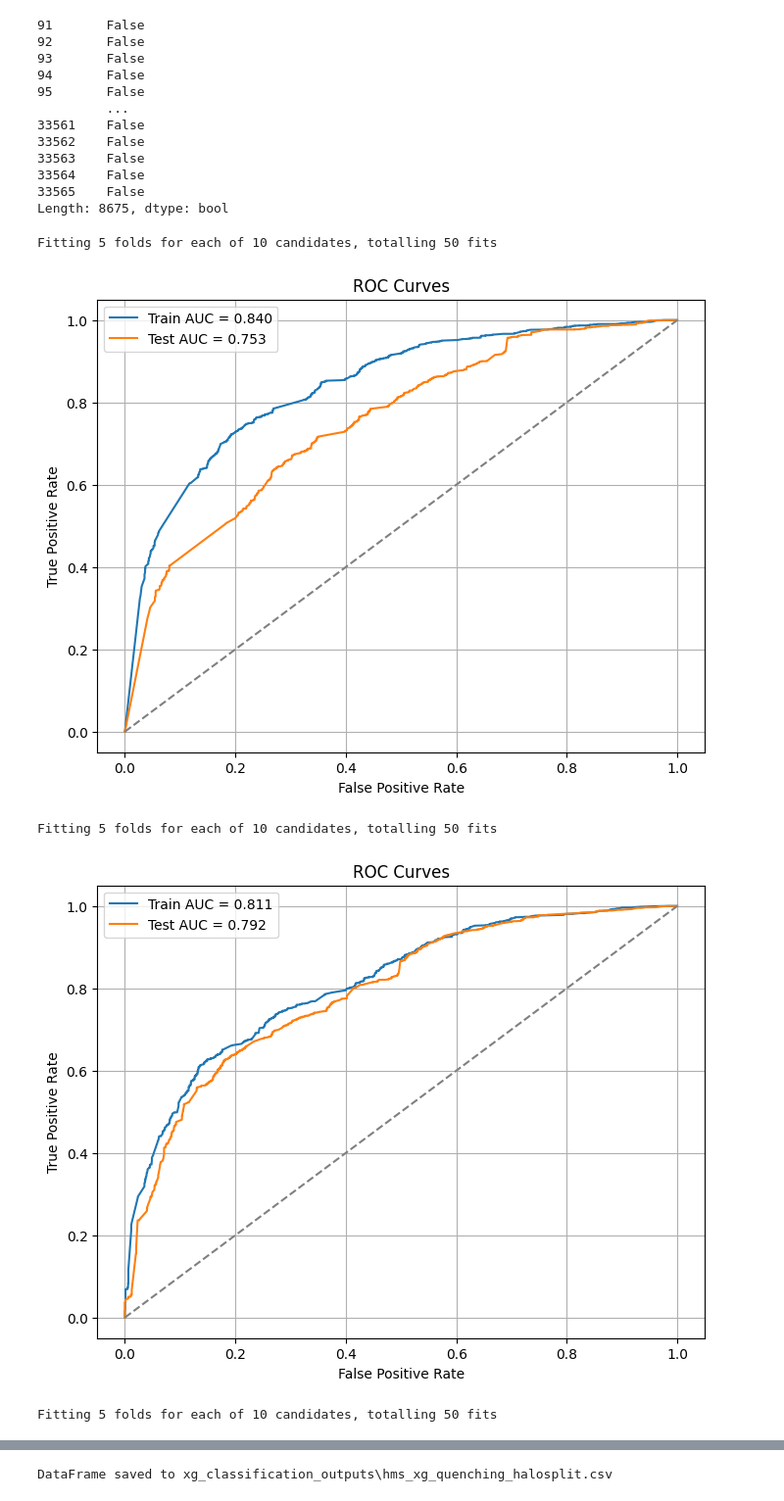
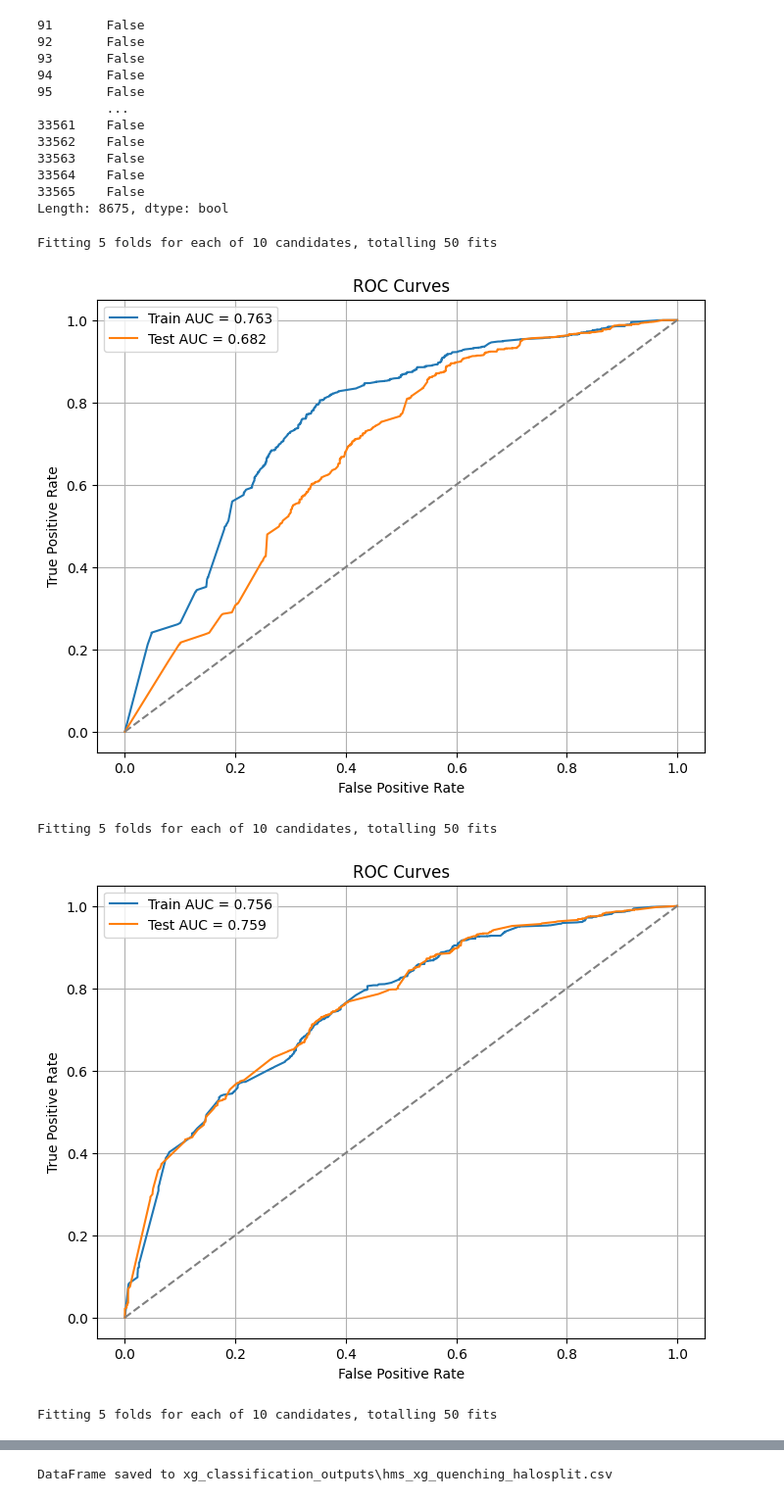
Before and after one commit to bryannemcd/tng_quenching_ml, a Jupyter notebook: classification_revised/xg_classification_annuli/hms_xg_clf_annuli_halo.ipynb, the cells around one changed output, grey strips where cells are left out. Shown at 98% size. Drawn from its saved outputs; the diff is of its cells as text; code cells hidden in the pictures.

Commit message:
classification change to halo-based split

```diff
--- a/classification_revised/xg_classification_annuli/hms_xg_clf_annuli_halo.ipynb
+++ b/classification_revised/xg_classification_annuli/hms_xg_clf_annuli_halo.ipynb
@@ -68,6 +68,7 @@ from sklearn.metrics import roc_auc_score, roc_curve
 import matplotlib.pyplot as plt
 from sklearn.model_selection import RandomizedSearchCV
 from sklearn.metrics import f1_score
+from sklearn.model_selection import StratifiedGroupKFold
 
 # splitting galaxies into test/train based on subID
 unique_halos = np.unique(high_mass_satellite_df['GrNr'])
@@ -104,30 +105,32 @@ for seed in range(10):
 
     param_grid_xgb = {
     'n_estimators': [600],
-    'max_depth': [2],
-    'learning_rate': [0.003, 0.005],
-    'subsample': [0.6, 0.7],
-    'colsample_bytree': [1.0],
-    'min_child_weight': [40, 50, 60],
-    'gamma': [0.8, 1.0, 1.2],
-    'lambda': [7, 8, 9],
-    'alpha': [7, 8, 9],
+    'max_depth': [1],
+    'learning_rate': [0.002, 0.003],
+    'subsample': [0.4, 0.5],
+    'colsample_bytree': [0.7, 0.8],
+    'min_child_weight': [70, 85, 100],
+    'gamma': [1.5, 2.0, 2.5],
+    'lambda': [10, 12, 15],
+    'alpha': [10, 12, 15],
     'scale_pos_weight': [spw]
 }
 
+    groups_train = train_data['GrNr']
+    cv = StratifiedGroupKFold(n_splits=5, shuffle=True, random_state=seed)
 
     random_search_xgb = RandomizedSearchCV(
     estimator=xgb_clf,
     param_distributions=param_grid_xgb,
     n_iter=10,
-    cv=5,
+    cv=cv,
     scoring='roc_auc',
     n_jobs=-1,
     random_state=seed,
     verbose=2,
     )
 
-    random_search_xgb.fit(X_train_scaled, y_train)
+    random_search_xgb.fit(X_train_scaled, y_train, groups=groups_train)
 
     best_xgb = random_search_xgb.best_estimator_
 
@@ -148,34 +151,34 @@ for seed in range(10):
     plt.legend()
     plt.grid(True)
     plt.show()
 
     # aucs and feature importance
     train_auc = roc_auc_score(y_train, y_train_prob)
     test_auc = roc_auc_score(y_test, y_test_prob)
     feature_importances_list.append(best_xgb.feature_importances_)
 
     train_aucs.append(train_auc)
     test_aucs.append(test_auc)
 
 
     y_train_pred = best_xgb.predict(X_train_scaled)
     y_test_pred = best_xgb.predict(X_test_scaled)
 
     # f1 scores
     train_f1 = f1_score(y_train, y_train_pred)
     test_f1 = f1_score(y_test, y_test_pred)
 
     train_f1s.append(train_f1)
     test_f1s.append(test_f1)
 
 print("\nAverage AUC over 10 runs:")
 print(f"Train AUC: Mean = {np.mean(train_aucs):.4f}, Std = {np.std(train_aucs):.4f}")
 print(f"Test AUC:  Mean = {np.mean(test_aucs):.4f}, Std = {np.std(test_aucs):.4f}")
 print(f"Train F1: Mean = {np.mean(train_f1s):.4f}, Std = {np.std(train_f1s):.4f}")
 print(f"Test F1:  Mean = {np.mean(test_f1s):.4f}, Std = {np.std(test_f1s):.4f}")
 # %% [output]
 Fitting 5 folds for each of 10 candidates, totalling 50 fits
-[figure, old version]
+[figure, new version]
 Fitting 5 folds for each of 10 candidates, totalling 50 fits
-[figure, old version]
+[figure, new version]
 Fitting 5 folds for each of 10 candidates, totalling 50 fits
```
Also changed, not shown: parts of 3 cells of this notebook, 10 other files.
